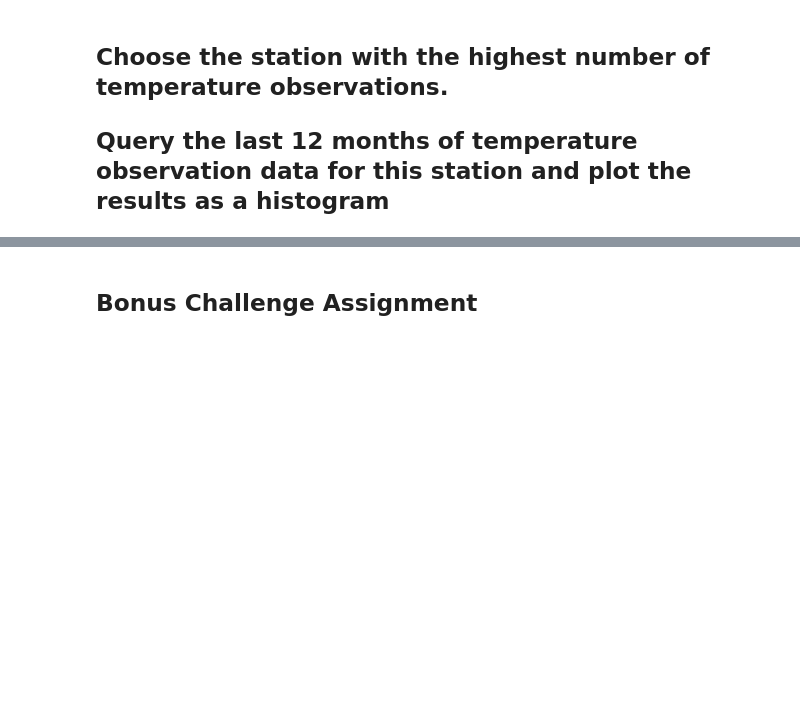
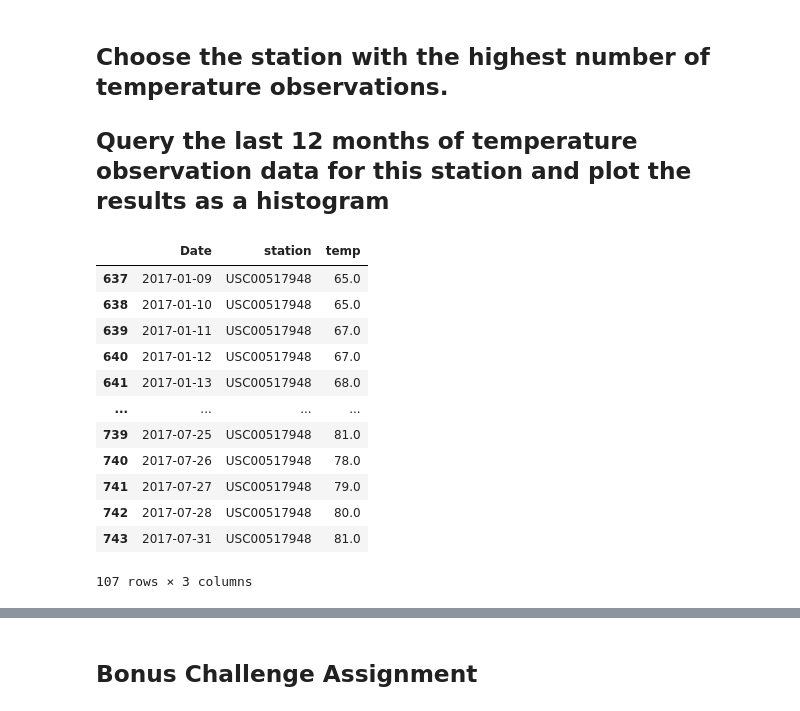
Before and after one commit to tundesalisu/sqlalchemy-challenge, a Jupyter notebook: Instructions/climate_starter.ipynb, the cells around one changed output, grey strips where cells are left out. Drawn from its saved outputs; the diff is of its cells as text; code cells hidden in the pictures; blank space fills up the shorter version.

```diff
--- a/Instructions/climate_starter.ipynb
+++ b/Instructions/climate_starter.ipynb
@@ -221,3 +320,20 @@ sorted_prcp_date_table.describe()
 # %% [markdown]
 ## Choose the station with the highest number of temperature observations.
 ## Query the last 12 months of temperature observation data for this station and plot the results as a histogram
+# %%
+highest_temp_station = Temperature_stats.loc[Temperature_stats["station"]=='USC00517948']
+highest_temp_station
+# %% [output]
+|  | Date | station | temp |
+| 637 | 2017-01-09 | USC00517948 | 65.0 |
+| 638 | 2017-01-10 | USC00517948 | 65.0 |
+| 639 | 2017-01-11 | USC00517948 | 67.0 |
+| 640 | 2017-01-12 | USC00517948 | 67.0 |
+| 641 | 2017-01-13 | USC00517948 | 68.0 |
+| ... | ... | ... | ... |
+| 739 | 2017-07-25 | USC00517948 | 81.0 |
+| 740 | 2017-07-26 | USC00517948 | 78.0 |
+| 741 | 2017-07-27 | USC00517948 | 79.0 |
+| 742 | 2017-07-28 | USC00517948 | 80.0 |
+| 743 | 2017-07-31 | USC00517948 | 81.0 |
+107 rows × 3 columns
```
Also changed, not shown: parts of 16 cells of this notebook.
